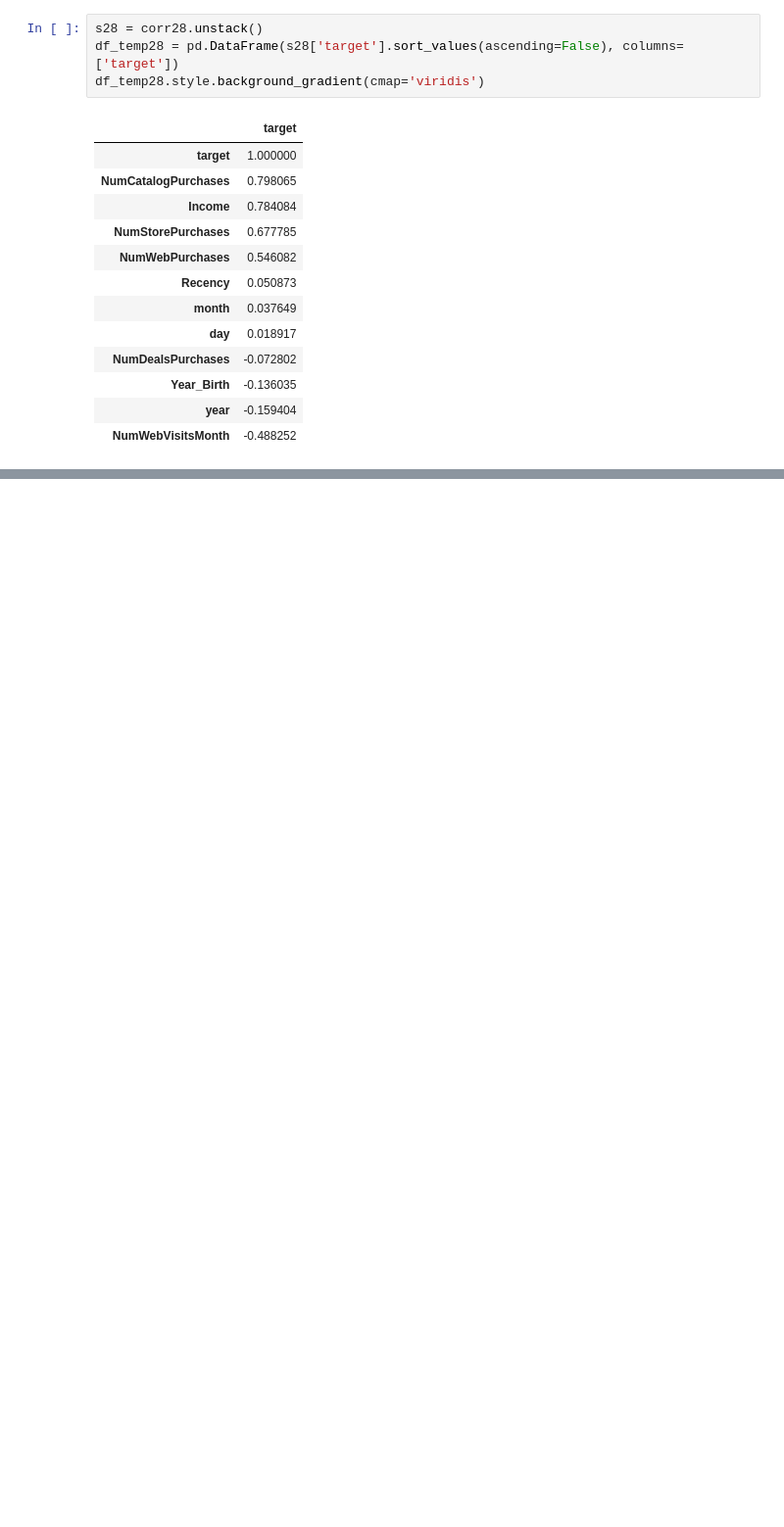
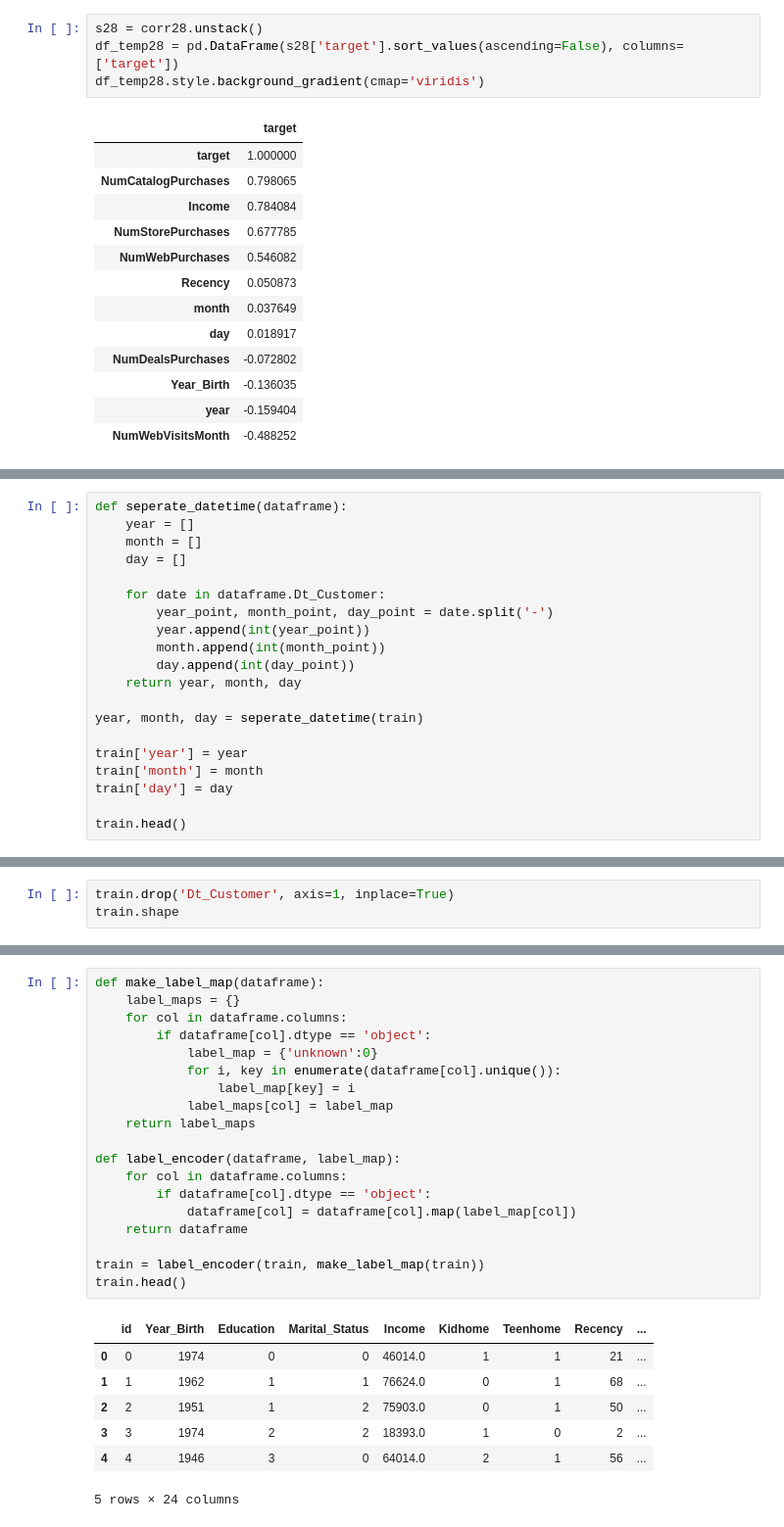
Before and after one commit to JellyJoa/DataAnalysis, a Jupyter notebook: Dacon/Customer/baseline.ipynb, the cells around one changed output, grey strips where cells are left out. Shown: that part at 98% size. Saved outputs shown, nothing was run; the diff lists cells and outputs as text; blank space fills up the shorter version.

```diff
--- a/Dacon/Customer/baseline.ipynb
+++ b/Dacon/Customer/baseline.ipynb
@@ -211,0 +252,20 @@ df_temp28.style.background_gradient(cmap='viridis')
+# %%
+def seperate_datetime(dataframe):
+    year = []
+    month = []
+    day = []
+
+    for date in dataframe.Dt_Customer:
+        year_point, month_point, day_point = date.split('-')
+        year.append(int(year_point))
+        month.append(int(month_point))
+        day.append(int(day_point))
+    return year, month, day
+
+year, month, day = seperate_datetime(train)
+
+train['year'] = year
+train['month'] = month
+train['day'] = day
+
+train.head()
@@ -211,0 +280,3 @@ df_temp28.style.background_gradient(cmap='viridis')
+# %%
+train.drop('Dt_Customer', axis=1, inplace=True)
+train.shape
@@ -211,0 +305,27 @@ df_temp28.style.background_gradient(cmap='viridis')
+# %%
+def make_label_map(dataframe):
+    label_maps = {}
+    for col in dataframe.columns:
+        if dataframe[col].dtype == 'object':
+            label_map = {'unknown':0}
+            for i, key in enumerate(dataframe[col].unique()):
+                label_map[key] = i
+            label_maps[col] = label_map
+    return label_maps
+
+def label_encoder(dataframe, label_map):
+    for col in dataframe.columns:
+        if dataframe[col].dtype == 'object':
+            dataframe[col] = dataframe[col].map(label_map[col])
+    return dataframe
+
+train = label_encoder(train, make_label_map(train))
+train.head()
+# %% [output]
+|  | id | Year_Birth | Education | Marital_Status | Income | Kidhome | Teenhome | Recency | ... |
+| 0 | 0 | 1974 | 0 | 0 | 46014.0 | 1 | 1 | 21 | ... |
+| 1 | 1 | 1962 | 1 | 1 | 76624.0 | 0 | 1 | 68 | ... |
+| 2 | 2 | 1951 | 1 | 2 | 75903.0 | 0 | 1 | 50 | ... |
+| 3 | 3 | 1974 | 2 | 2 | 18393.0 | 1 | 0 | 2 | ... |
+| 4 | 4 | 1946 | 3 | 0 | 64014.0 | 2 | 1 | 56 | ... |
+5 rows × 24 columns
```
Also changed, not shown: parts of 21 cells of this notebook.
